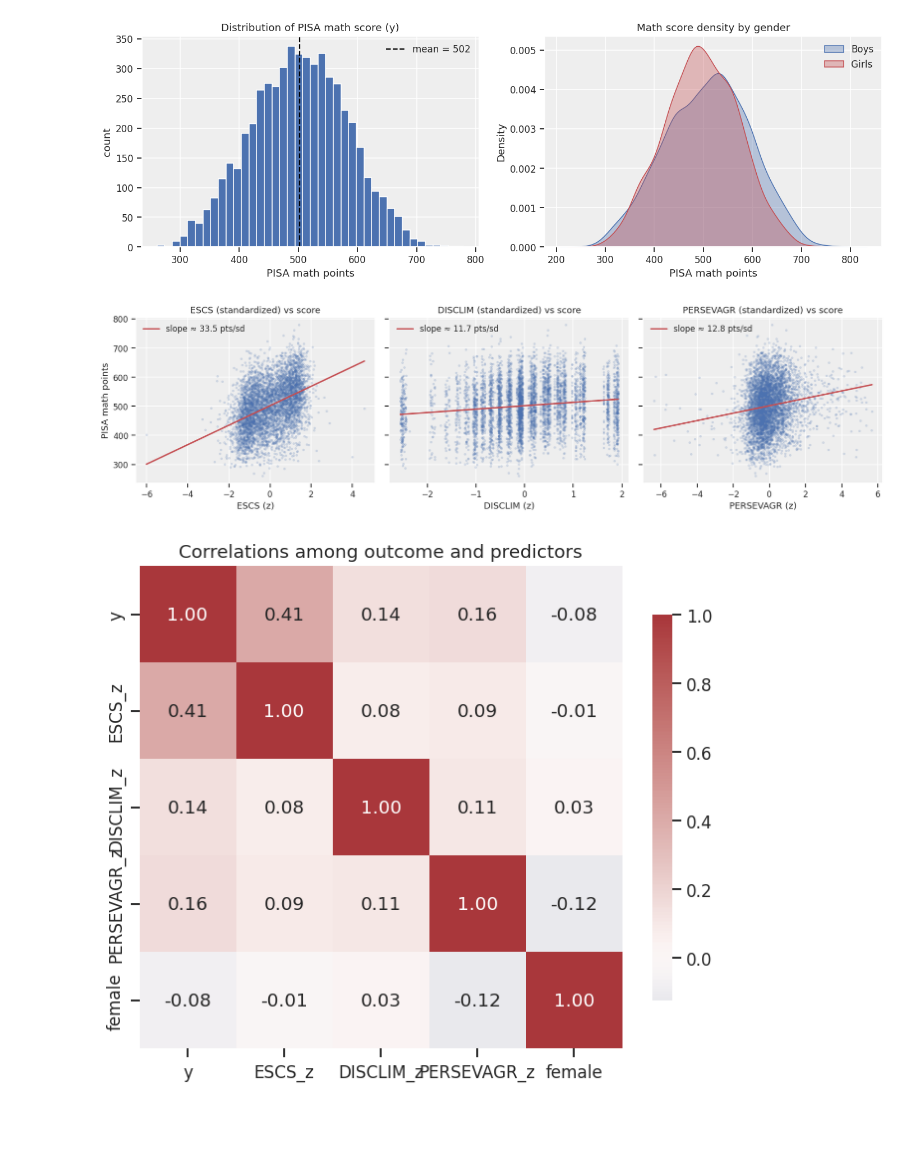
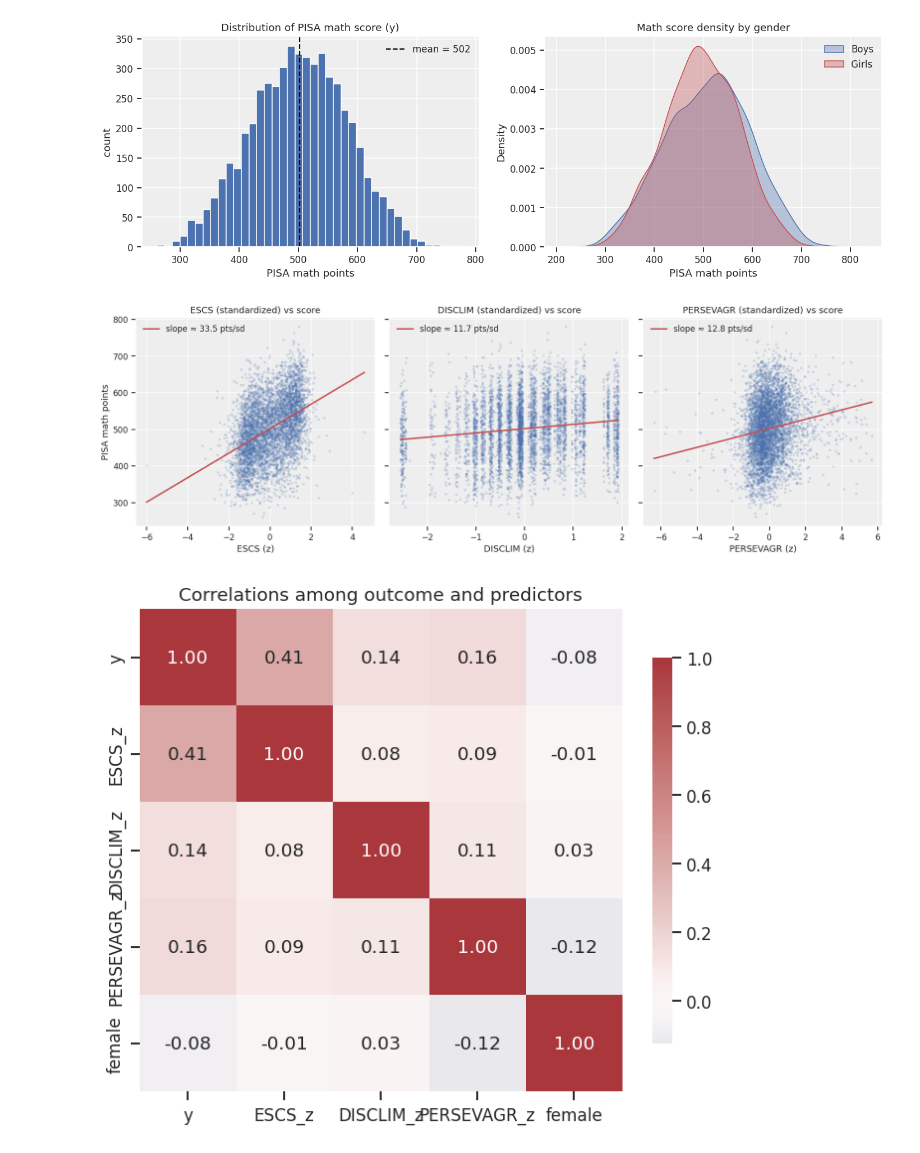
Before and after one commit to Mateusz1402/PISA2022_Bayesian_Gender_Gap, a Jupyter notebook: notebook/PISA2022_Bayesian_Gender_Gap.ipynb, the cells around one changed output. Saved outputs shown, nothing was run; the diff lists cells and outputs as text; code cells hidden in the pictures; blank space fills up the shorter version.

```diff
--- a/notebook/PISA2022_Bayesian_Gender_Gap.ipynb
+++ b/notebook/PISA2022_Bayesian_Gender_Gap.ipynb
@@ -340,19 +305,17 @@ plt.tight_layout(); plt.show()
 # %% [output]
 [figure]
 # %%
-# Relationship between each standardized predictor and the outcome
-fig, axes = plt.subplots(1, 3, figsize=(15, 4.2), sharey=True)
+fig, axes = plt.subplots(1, 3, figsize=(15, 5), sharey=True)
 for ax, c in zip(axes, PRED_RAW):
     ax.scatter(df[c + "_z"], df["y"], s=6, alpha=0.15, color="#4C72B0")
-    # simple OLS line for visual reference only
     b1, b0 = np.polyfit(df[c + "_z"], df["y"], 1)
     xs = np.linspace(df[c + "_z"].min(), df[c + "_z"].max(), 50)
     ax.plot(xs, b0 + b1 * xs, color="#C44E52", lw=2,
             label=f"slope ≈ {b1:.1f} pts/sd")
     ax.set_title(f"{c} (standardized) vs score")
     ax.set_xlabel(f"{c} (z)"); ax.legend(loc="upper left")
 axes[0].set_ylabel("PISA math points")
 plt.tight_layout(); plt.show()
 # %% [output]
-[figure, old version]
+[figure, new version]
 # %%
```
Also changed, not shown: parts of 19 cells of this notebook, 3 other files.
